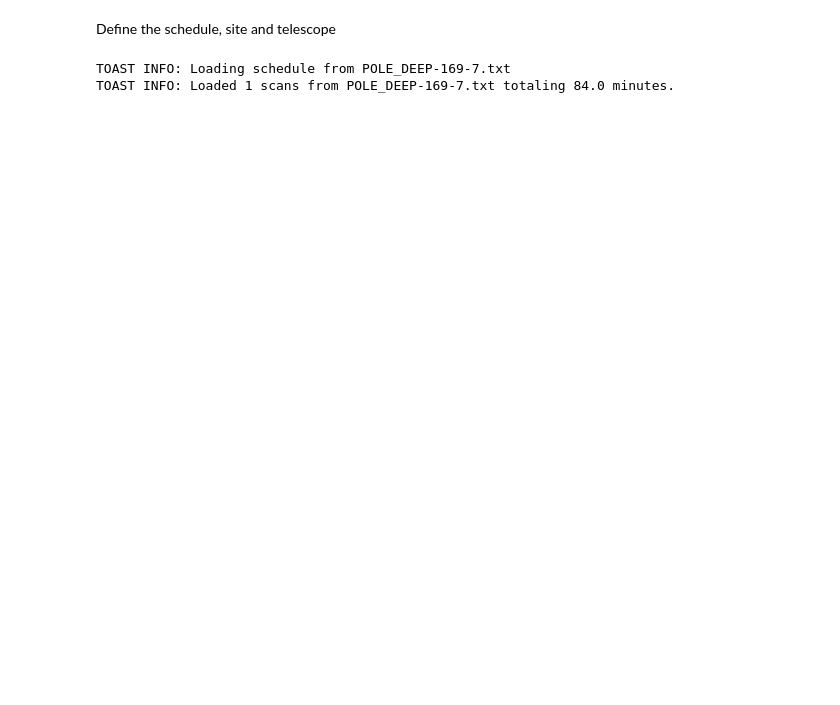
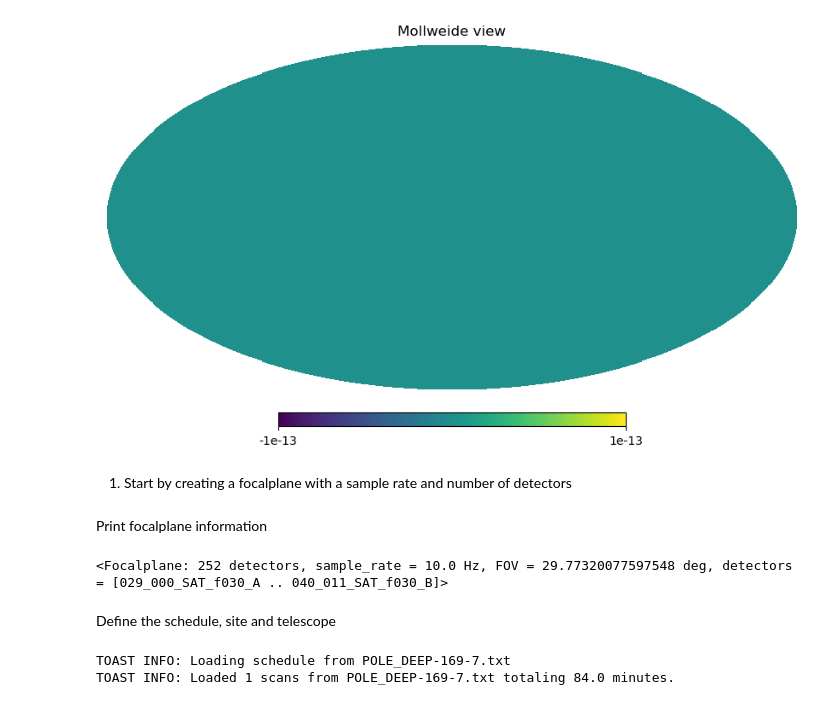
Before and after one commit to julientang/M2-internship, a Jupyter notebook: notebook/Observation_101.ipynb, the cells around one changed output. Cells and saved outputs as stored; diff of their text form; code cells hidden in the pictures; blank space fills up the shorter version.

```diff
--- a/notebook/Observation_101.ipynb
+++ b/notebook/Observation_101.ipynb
@@ -32,0 +62,2 @@ Memory usage (whole node)
+# %%
+map2 = hp.read_map(filename='file_CMB_30GHz.FITS',field=None)
@@ -33 +68,7 @@ Memory usage (whole node)
+# %%
+hp.mollview((map2-map_30GHz_GC)[0], min = -1e-13,max = 1e-13)
+# %% [output]
+[figure, added]
+# %% [markdown]
+1. Start by creating a focalplane with a sample rate and number of detectors
 # %%
@@ -38,6 +79,12 @@ focalplane = toast.instrument.Focalplane(sample_rate=10*u.Hz#,thinfp=4
 # %%
 with toast.io.H5File("focalplane_SAT3_SAT_f030.h5", "r", comm=comm, force_serial=True) as f:
             focalplane.load_hdf5(f.handle, comm=comm)
+# %% [markdown]
+Print focalplane information
+# %%
+focalplane
+# %% [output]
+<Focalplane: 252 detectors, sample_rate = 10.0 Hz, FOV = 29.77320077597548 deg, detectors = [029_000_SAT_f030_A .. 040_011_SAT_f030_B]>
 # %% [markdown]
 Define the schedule, site and telescope
 # %%
```
Also changed, not shown: parts of 92 cells of this notebook, 1 other file.
